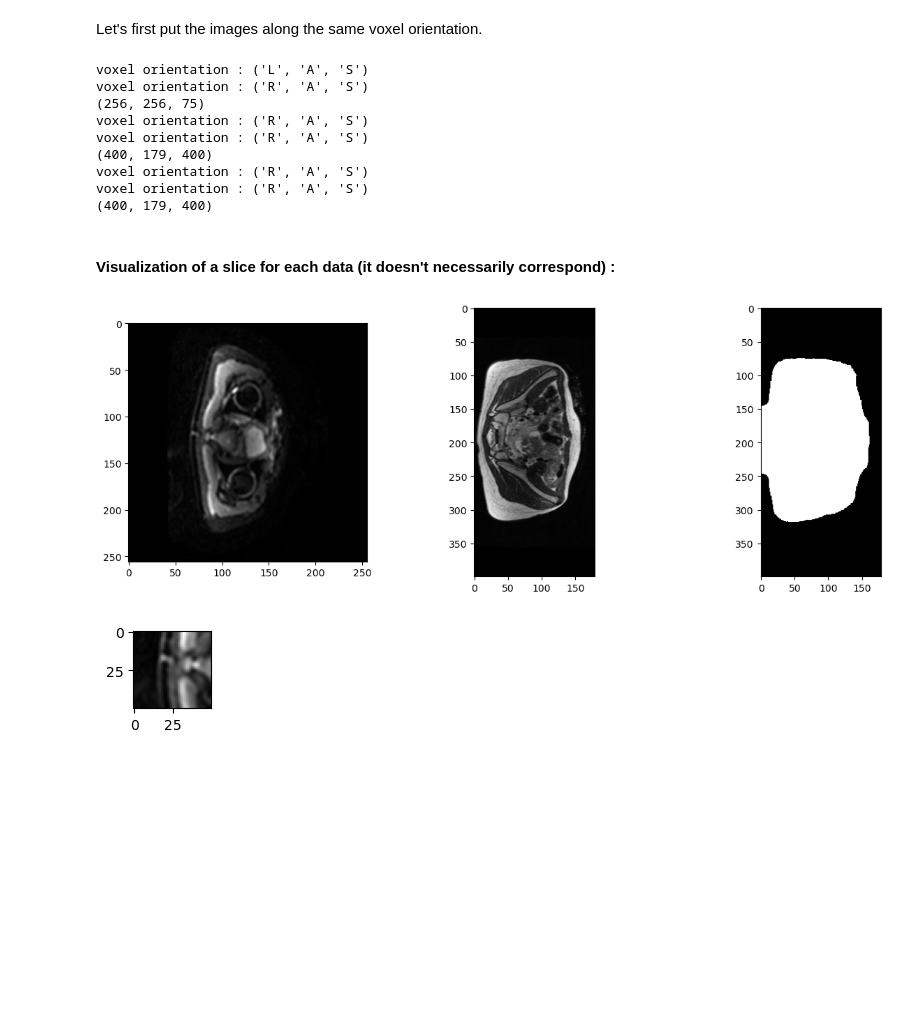
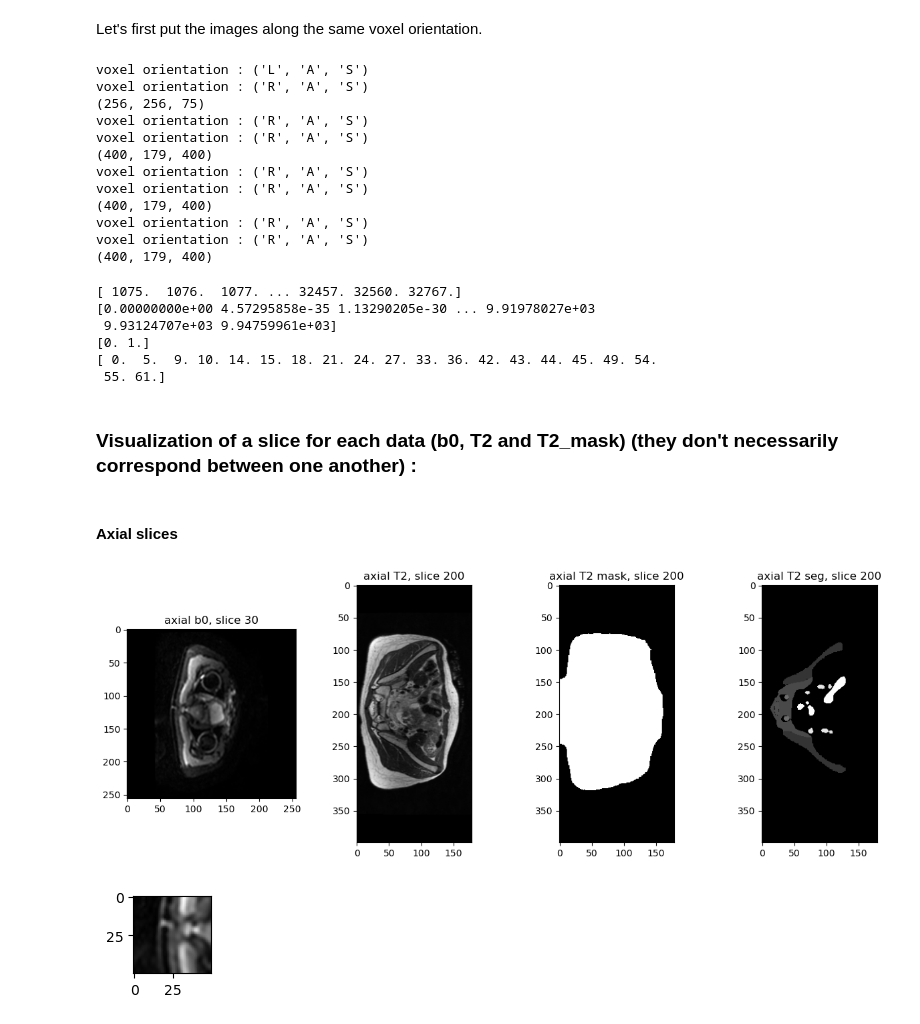
Before and after one commit to CharlineCuraut/Registration_IRM_T2_DWI_b0, a Jupyter notebook: registration_IRM_T2_DWI_b0.ipynb, the cells around one changed output. Drawn from its saved outputs; the diff is of its cells as text; code cells hidden in the pictures; blank space fills up the shorter version.

```diff
--- a/registration_IRM_T2_DWI_b0.ipynb
+++ b/registration_IRM_T2_DWI_b0.ipynb
@@ -20,5 +23,5 @@ def load_nii(difficulty, f_name):
     #print(f'image affine after canonical \n{canonical_img.affine}')
     print(f'voxel orientation : {nib.aff2axcodes(canonical_img.affine)}')
 
-    return canonical_img.get_fdata()
+    return canonical_img.get_fdata(), canonical_img.affine
 # %% [markdown]
@@ -26,15 +29,18 @@ def load_nii(difficulty, f_name):
 # %% [markdown]
 Let's first put the images along the same voxel orientation.
 # %%
-minor_b0 = load_nii('minor','1-2-14_off_210111_b0DWI.nii')
+minor_b0, affine_b0 = load_nii('minor','1-2-14_off_210111_b0DWI.nii')
 #print(f'image affine after canonical \n{img.affine}')
 print(minor_b0.shape)
 
-minor_T2 = load_nii('minor','1-2-14_off_210111_coroT2Cube.nii')
+minor_T2, affine_T2 = load_nii('minor','1-2-14_off_210111_coroT2Cube.nii')
 print(minor_T2.shape)
 
-minor_T2_mask = load_nii('minor','1-2-14_off_210111_T2Mask.nii')
+minor_T2_mask, affine_T2_mask = load_nii('minor','1-2-14_off_210111_T2Mask.nii')
 print(minor_T2_mask.shape)
+
+minor_Segmentation_T2, affine_T2_seg = load_nii('minor','1-2-14_off_210111_Segmentation.nii')
+print(minor_Segmentation_T2.shape)
 # %% [output]
 voxel orientation : ('L', 'A', 'S')
 voxel orientation : ('R', 'A', 'S')
@@ -45,26 +51,51 @@ voxel orientation : ('R', 'A', 'S')
 voxel orientation : ('R', 'A', 'S')
 voxel orientation : ('R', 'A', 'S')
 (400, 179, 400)
+voxel orientation : ('R', 'A', 'S')
+voxel orientation : ('R', 'A', 'S')
+(400, 179, 400)
+# %%
+print(np.unique(minor_b0))
+print(np.unique(minor_T2))
+print(np.unique(minor_T2_mask))
+print(np.unique(minor_Segmentation_T2))
+# %% [output]
+[ 1075.  1076.  1077. ... 32457. 32560. 32767.]
+[0.00000000e+00 4.57295858e-35 1.13290205e-30 ... 9.91978027e+03
+ 9.93124707e+03 9.94759961e+03]
+[0. 1.]
+[ 0.  5.  9. 10. 14. 15. 18. 21. 24. 27. 33. 36. 42. 43. 44. 45. 49. 54.
+ 55. 61.]
 # %% [markdown]
-#### Visualization of a slice for each data (it doesn't necessarily correspond) :
+### Visualization of a slice for each data (b0, T2 and T2_mask) (they don't necessarily correspond between one another) :
+# %% [markdown]
+#### Axial slices
 # %%
 fig = plt.figure(figsize=(15,5))
 
-plt.subplot(1,3,1)
+plt.subplot(1,4,1)
 axial_b0 = minor_b0[:,:,30]
 plt.imshow(axial_b0, cmap="gray")
+plt.title("axial b0, slice 30")
 
-plt.subplot(1,3,2)
+plt.subplot(1,4,2)
 axial_T2 = minor_T2[:,:,200]
 plt.imshow(axial_T2, cmap="gray")
+plt.title("axial T2, slice 200")
 
-plt.subplot(1,3,3)
+plt.subplot(1,4,3)
 axial_T2_mask = minor_T2_mask[:,:,200]
 plt.imshow(axial_T2_mask, cmap="gray")
+plt.title("axial T2 mask, slice 200")
+
+plt.subplot(1,4,4)
+axial_seg_T2 = minor_Segmentation_T2[:,:,200]
+plt.imshow(axial_seg_T2, cmap="gray")
+plt.title("axial T2 seg, slice 200")
 
 plt.show()
 # %% [output]
-[figure, old version]
+[figure, new version]
 # %%
 fig = plt.figure(figsize=(1,5))
 plt.imshow(test_b0[100:150,50:100], cmap='gray')
```
Also changed, not shown: parts of 25 cells of this notebook.
